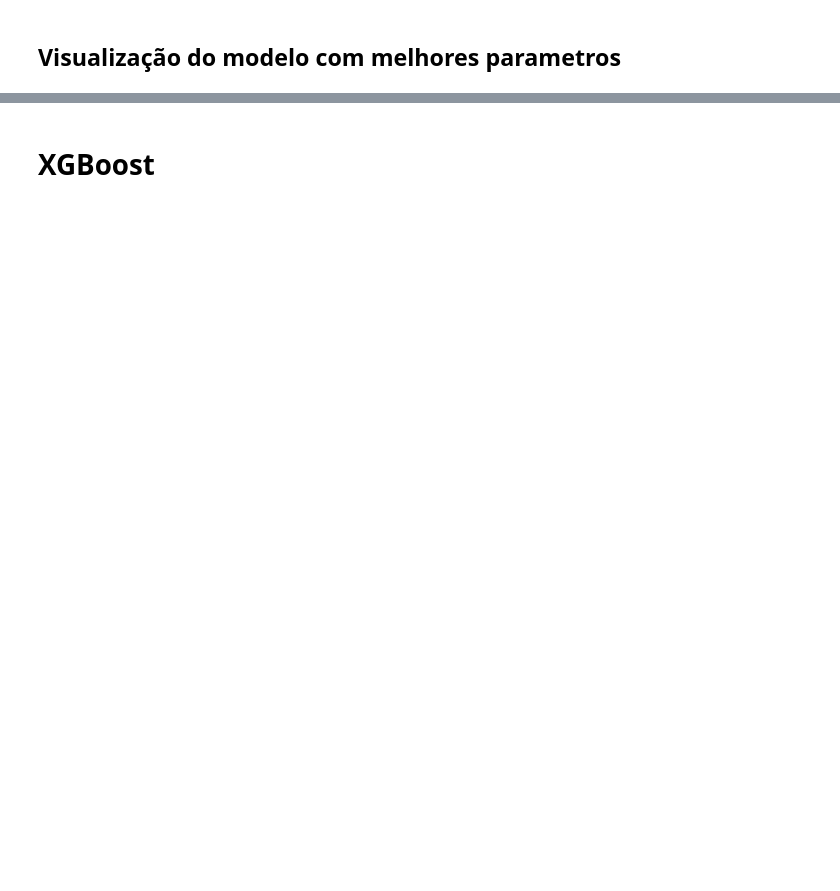
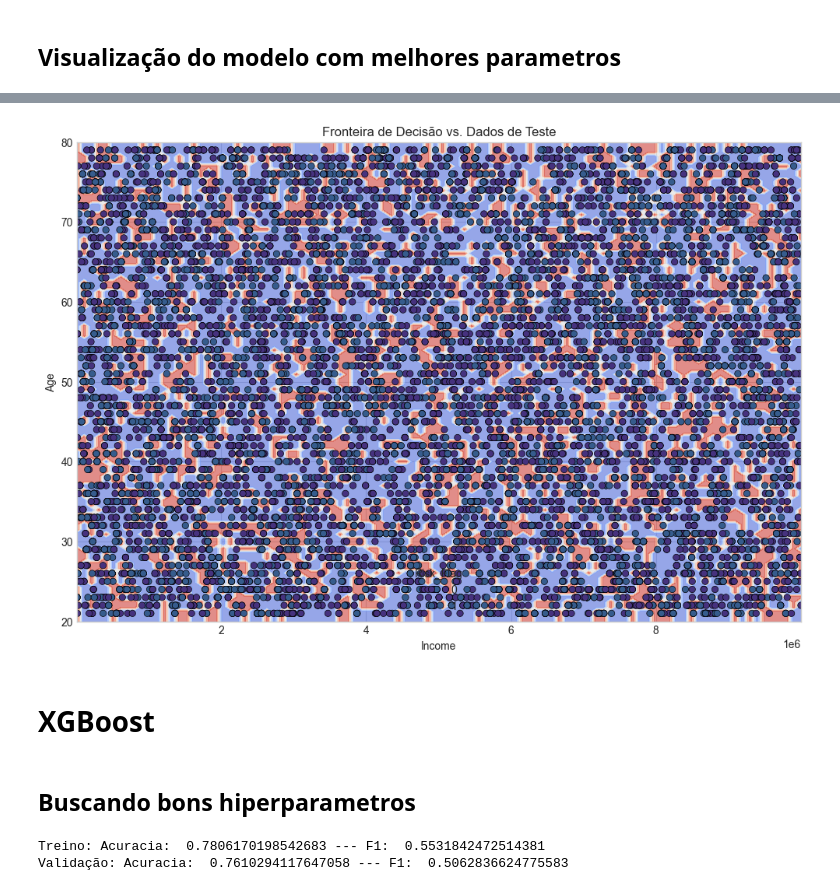
Before and after one commit to LouiseZN/T1_Aprendizado_Supervisionado, a Jupyter notebook: AS_T1_1/aprendizado_supervizionado.ipynb, the cells around one changed output, grey strips where cells are left out. Drawn from its saved outputs; the diff is of its cells as text; code cells hidden in the pictures; blank space fills up the shorter version.

```diff
--- a/AS_T1_1/aprendizado_supervizionado.ipynb
+++ b/AS_T1_1/aprendizado_supervizionado.ipynb
@@ -483,2 +507,21 @@ dtype: float64
+# %%
+fig, ax = plt.subplots(figsize=(12, 8))
+plt.title("Fronteira de Decisão vs. Dados de Teste")
+
+DecisionBoundaryDisplay.from_estimator(
+    simple_model,
+    X_test[["Income", "Age"]],
+    ax=ax,
+    response_method="predict",
+    cmap="coolwarm", alpha=0.6,
+    xlabel="Income", ylabel="Age"
+)
+sns.scatterplot(
+    x=X_test["Income"], y=X_test["Age"],
+    hue=y_test, ax=ax, edgecolor="k"
+)
+plt.show()
+# %% [output]
+[figure, added]
 # %% [markdown]
 # XGBoost
@@ -500,0 +528,2 @@ mestre_splinter = Pipeline([
+# %% [markdown]
+## Buscando bons hiperparametros
@@ -501,3 +535,12 @@ mestre_splinter = Pipeline([
+# %%
+mestre_yoda.fit(X_train, y_train)
+y_pred = mestre_yoda.predict(X_train)
+y_pred1 = mestre_yoda.predict(X_valid)
+print("Treino: Acuracia: ",accuracy_score(y_pred, y_train), "--- F1: ", f1_score(y_pred, y_train))
+print("Validação: Acuracia: ",accuracy_score(y_pred1, y_valid), "--- F1: ", f1_score(y_pred1, y_valid))
+# %% [output]
+Treino: Acuracia:  0.7806170198542683 --- F1:  0.5531842472514381
+Validação: Acuracia:  0.7610294117647058 --- F1:  0.5062836624775583
 # %%
 scoring = {
     "accuracy": "accuracy",
```
Also changed, not shown: parts of 33 cells of this notebook.
